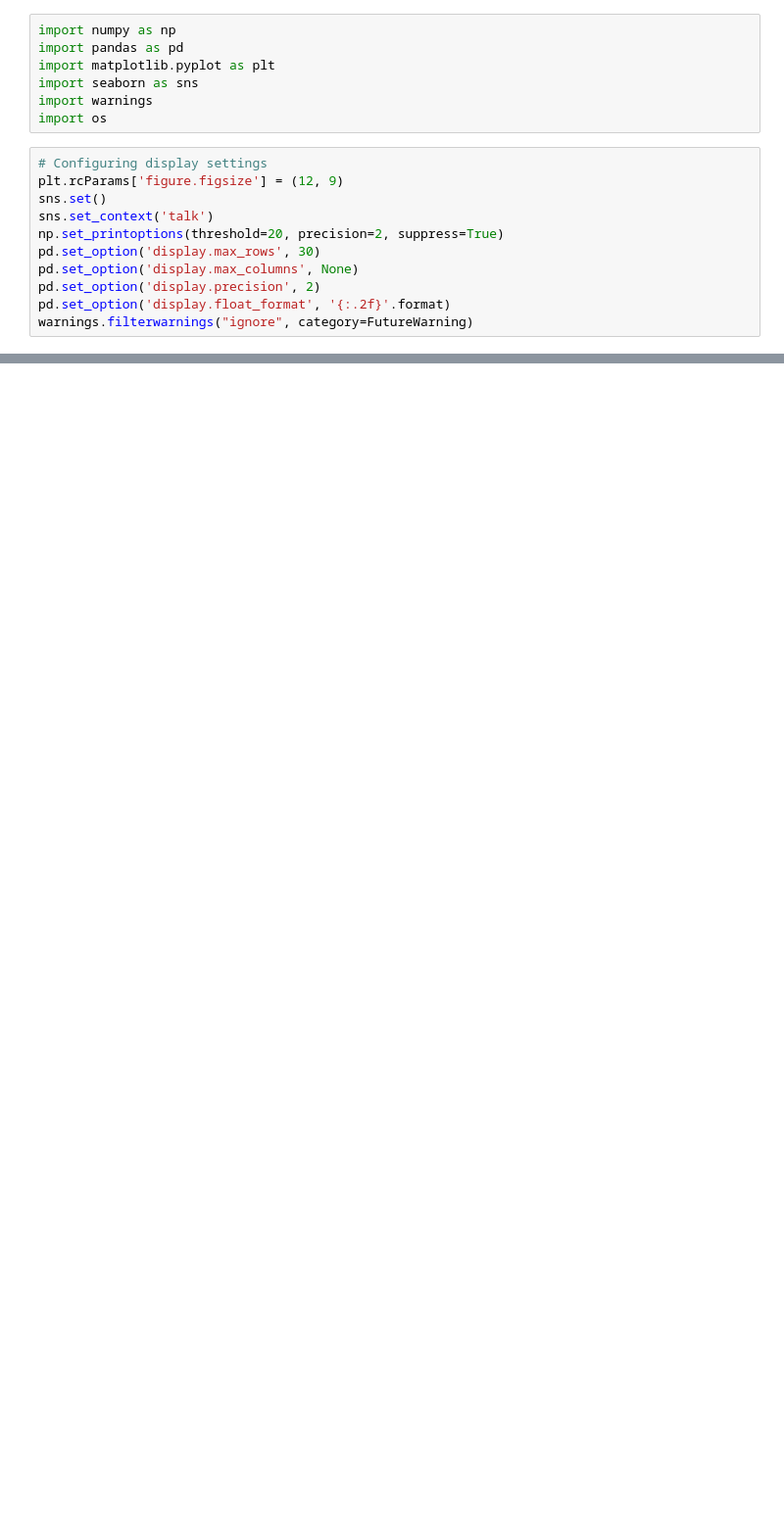
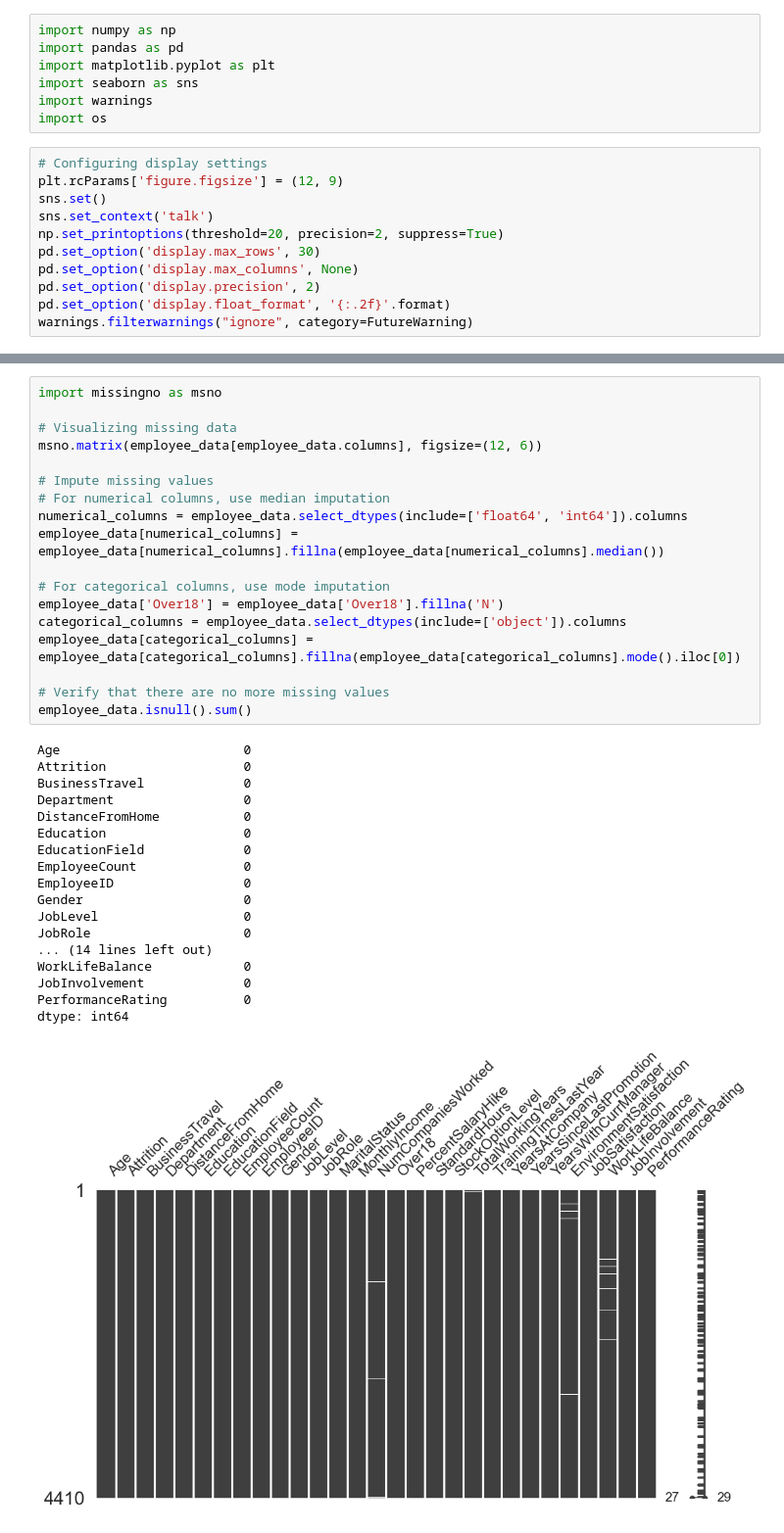
Before and after one commit to Raikuji/Cesi_Machine_Learning, a Jupyter notebook: projet_ia.ipynb, the cells around one changed output, grey strips where cells are left out. Shown at 98% size. Saved outputs shown, nothing was run; the diff lists cells and outputs as text; blank space fills up the shorter version.

```diff
--- a/projet_ia.ipynb
+++ b/projet_ia.ipynb
@@ -46,0 +46,37 @@ employee_data.head()
+# %%
+import missingno as msno
+
+# Visualizing missing data
+msno.matrix(employee_data[employee_data.columns], figsize=(12, 6))
+
+# Impute missing values
+# For numerical columns, use median imputation
+numerical_columns = employee_data.select_dtypes(include=['float64', 'int64']).columns
+employee_data[numerical_columns] = employee_data[numerical_columns].fillna(employee_data[numerical_columns].median())
+
+# For categorical columns, use mode imputation
+employee_data['Over18'] = employee_data['Over18'].fillna('N')
+categorical_columns = employee_data.select_dtypes(include=['object']).columns
+employee_data[categorical_columns] = employee_data[categorical_columns].fillna(employee_data[categorical_columns].mode().iloc[0])
+
+# Verify that there are no more missing values
+employee_data.isnull().sum()
+# %% [output]
+Age                        0
+Attrition                  0
+BusinessTravel             0
+Department                 0
+DistanceFromHome           0
+Education                  0
+EducationField             0
+EmployeeCount              0
+EmployeeID                 0
+Gender                     0
+JobLevel                   0
+JobRole                    0
+... (14 lines left out)
+WorkLifeBalance            0
+JobInvolvement             0
+PerformanceRating          0
+dtype: int64
+[figure, added]
```
Also changed, not shown: parts of 2 cells of this notebook.
